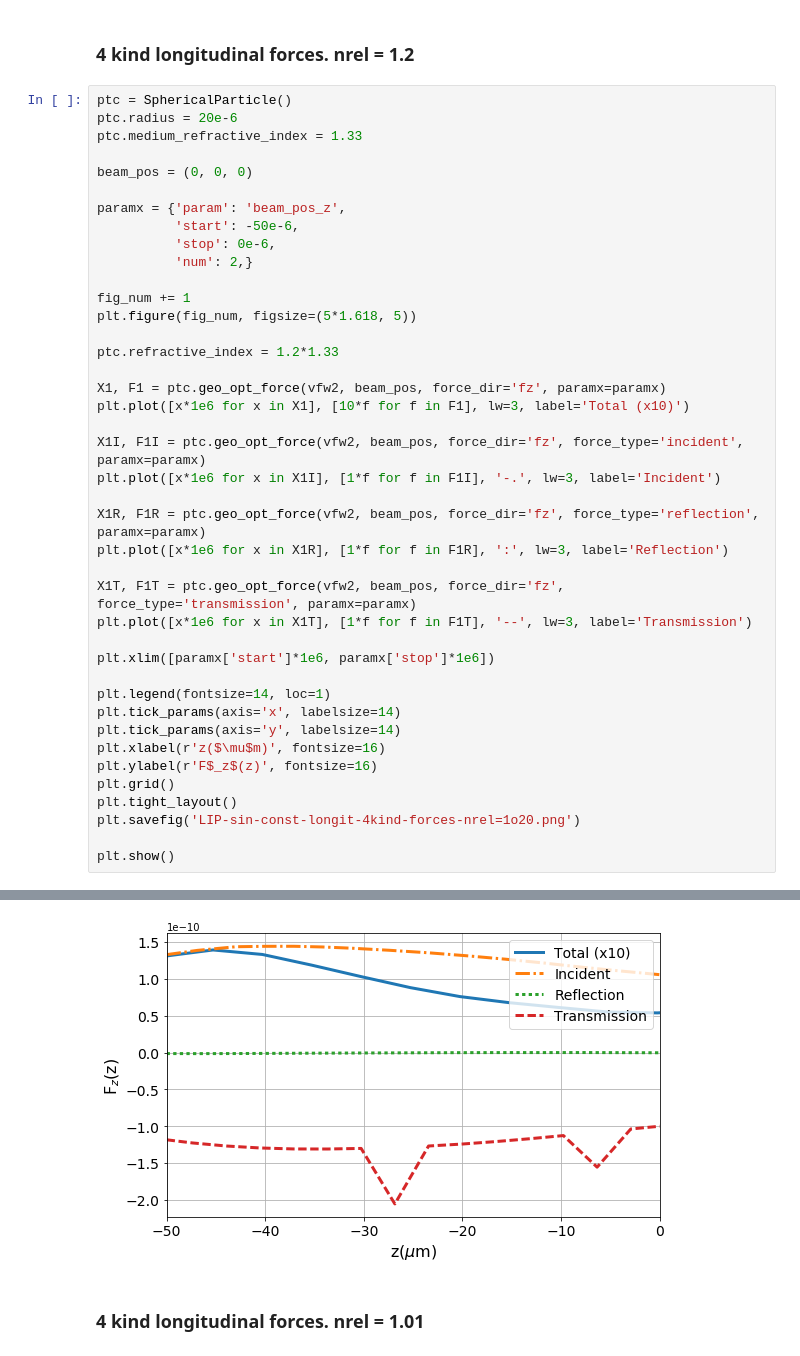
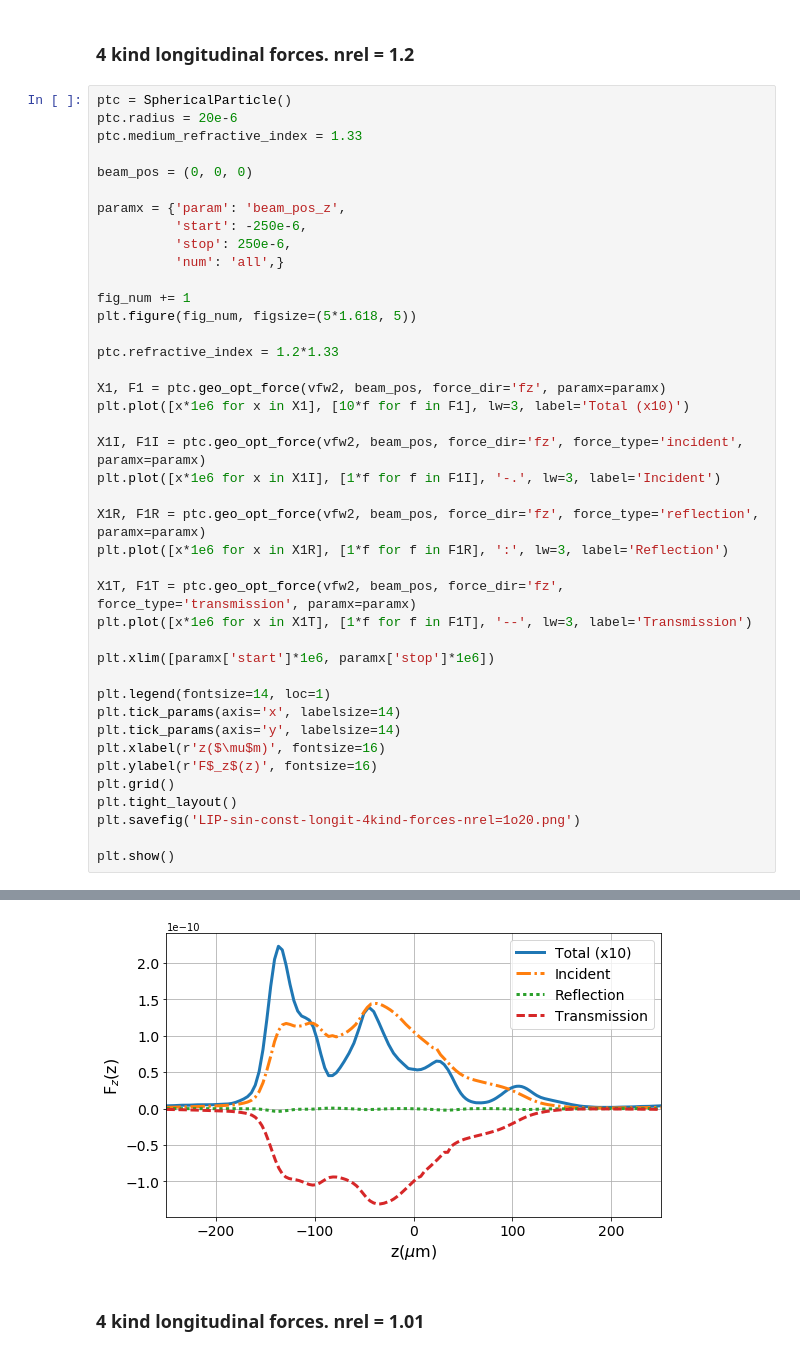
Before and after one commit to arantespp/opticalforces, a Jupyter notebook: examples/imoc2017-vec-frozen-wave/lip-sin-const-fw.ipynb, the cells around one changed output, grey strips where cells are left out. Saved outputs shown, nothing was run; the diff lists cells and outputs as text.

```diff
--- a/examples/imoc2017-vec-frozen-wave/lip-sin-const-fw.ipynb
+++ b/examples/imoc2017-vec-frozen-wave/lip-sin-const-fw.ipynb
@@ -114,9 +114,9 @@ ptc.medium_refractive_index = 1.33
 beam_pos = (0, 0, 0)
 
 paramx = {'param': 'beam_pos_z',
-          'start': -50e-6,
-          'stop': 0e-6,
-          'num': 2,}
+          'start': -250e-6,
+          'stop': 250e-6,
+          'num': 'all',}
 
 fig_num += 1
 plt.figure(fig_num, figsize=(5*1.618, 5))
@@ -168,4 +151,4 @@ time: 24.894301414489746
-[figure, old version]
+[figure, new version]
 # %% [markdown]
 ### 4 kind longitudinal forces. nrel = 1.01
 # %%
```
Also changed, not shown: parts of 6 cells of this notebook, 5 other files.
